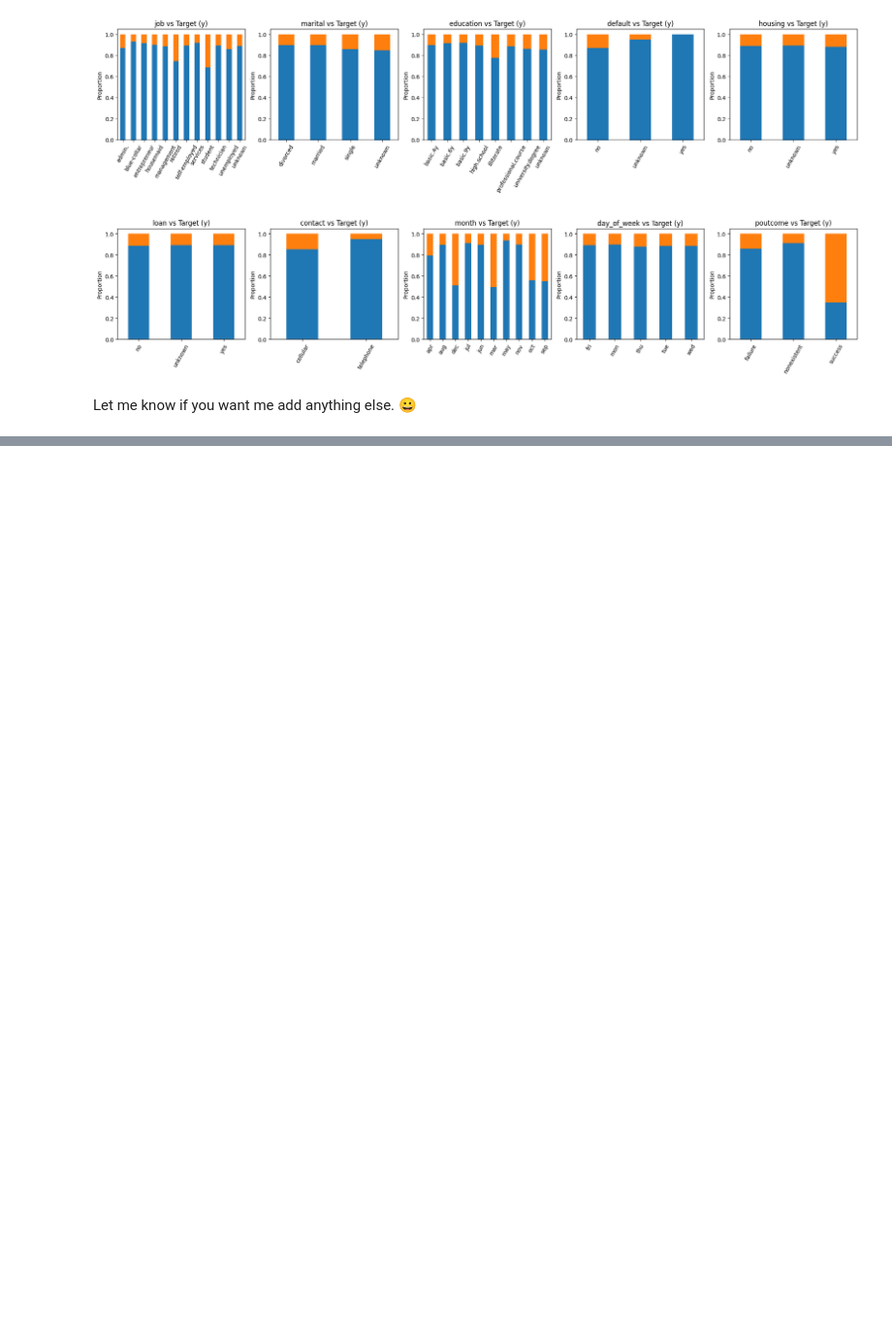
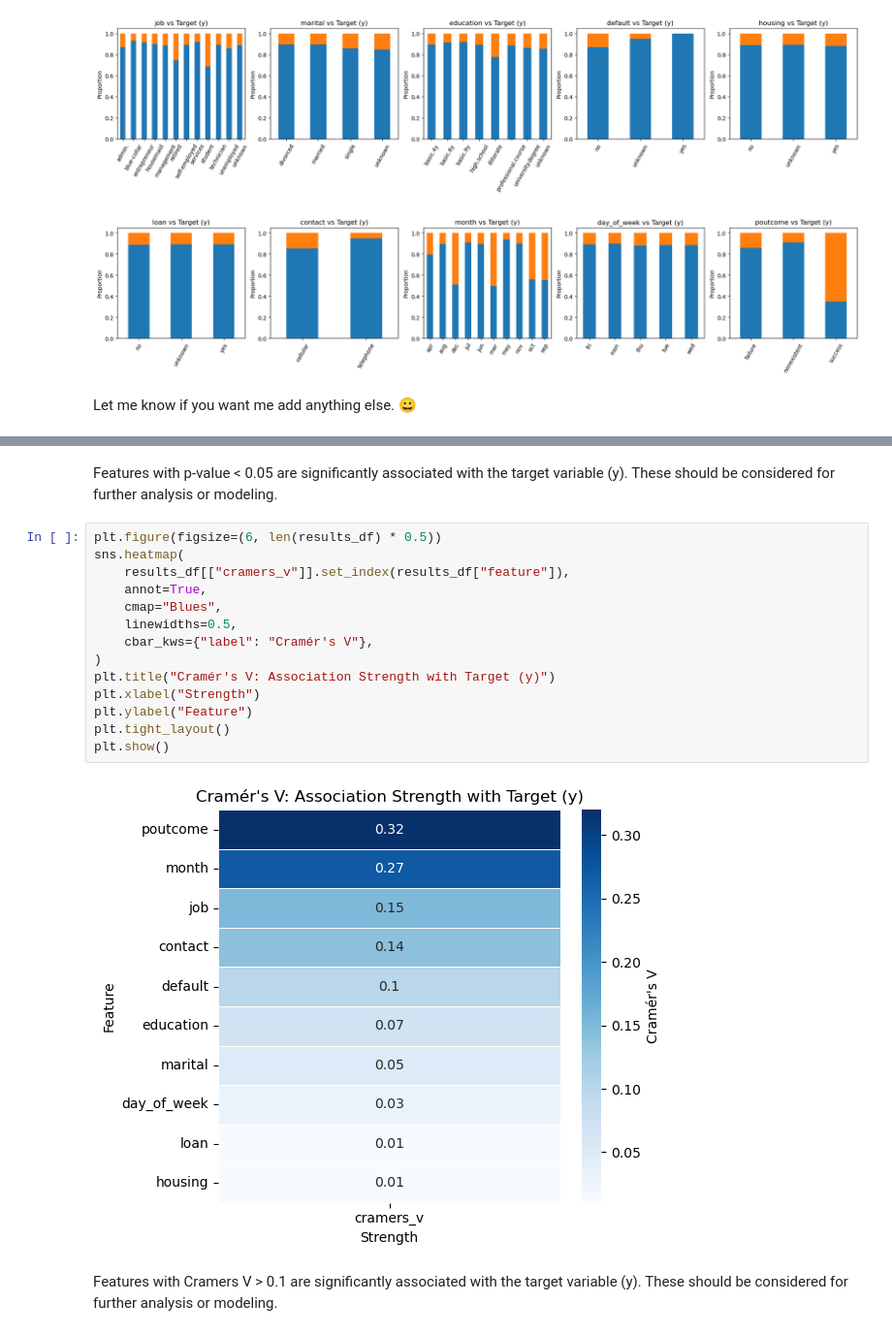
Before and after one commit to junclemente/ads504-final_project, a Jupyter notebook: notebooks/EDA.ipynb, the cells around one changed output, grey strips where cells are left out. Shown at 97% size. Cells and saved outputs as stored; diff of their text form; blank space fills up the shorter version.

Commit message:
Added chi2 contingency and cramer's v

```diff
--- a/notebooks/EDA.ipynb
+++ b/notebooks/EDA.ipynb
@@ -237,0 +309,22 @@ Let me know if you want me add anything else. 😀
+# %% [markdown]
+Features with p-value < 0.05 are significantly associated with the target variable (y).
+These should be considered for further analysis or modeling.
+# %%
+plt.figure(figsize=(6, len(results_df) * 0.5))
+sns.heatmap(
+    results_df[["cramers_v"]].set_index(results_df["feature"]),
+    annot=True,
+    cmap="Blues",
+    linewidths=0.5,
+    cbar_kws={"label": "Cramér's V"},
+)
+plt.title("Cramér's V: Association Strength with Target (y)")
+plt.xlabel("Strength")
+plt.ylabel("Feature")
+plt.tight_layout()
+plt.show()
+# %% [output]
+[figure, added]
+# %% [markdown]
+Features with Cramers V > 0.1 are significantly associated with the target variable (y).
+These should be considered for further analysis or modeling.
```
Also changed, not shown: parts of 11 cells of this notebook.
